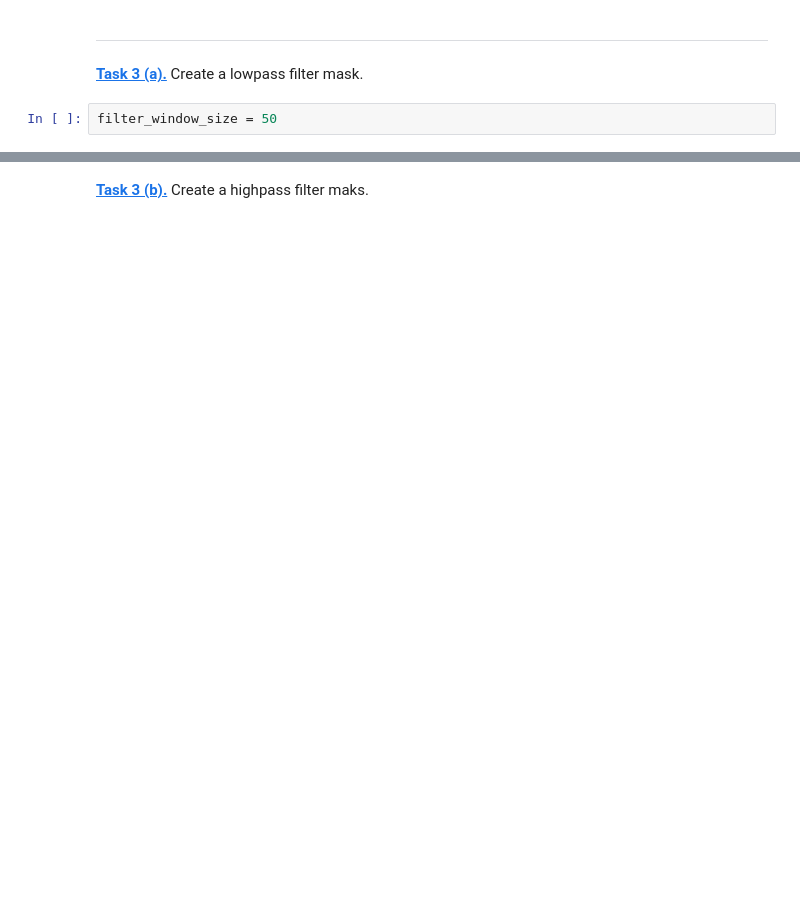
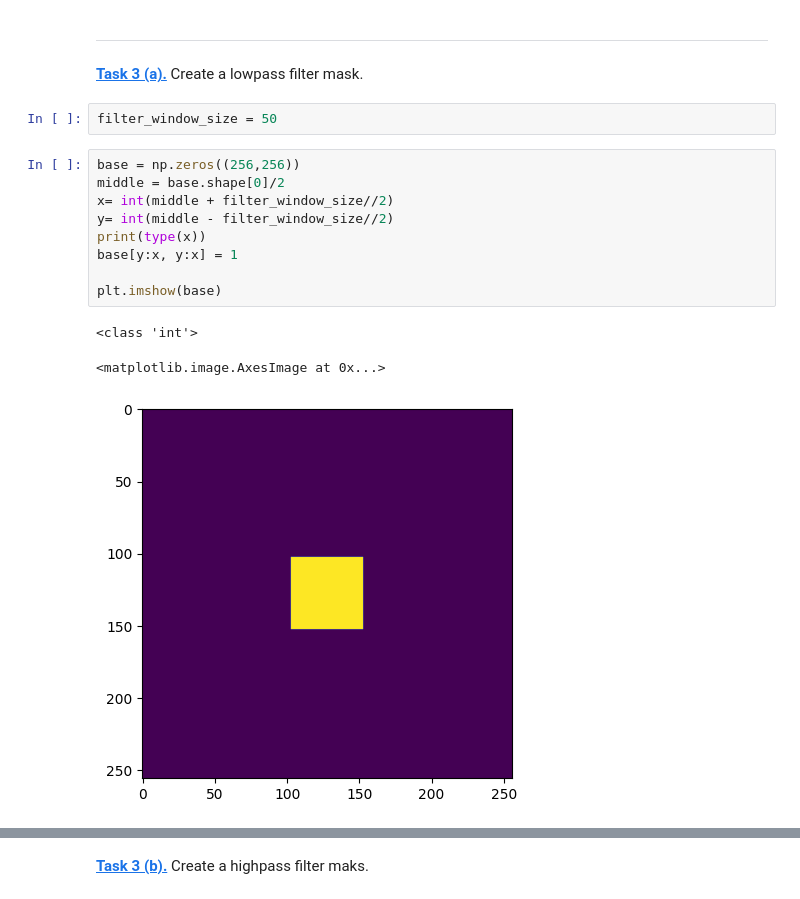
Before and after one commit to artankryeziu/mobi-fs7-python, a Jupyter notebook: fourier.ipynb, the cells around one changed output, grey strips where cells are left out. Drawn from its saved outputs; the diff is of its cells as text; blank space fills up the shorter version.

```diff
--- a/fourier.ipynb
+++ b/fourier.ipynb
@@ -126,3 +136,16 @@ plt.imshow(brain_i.real)
 **[Task 3 (a).]()** Create a lowpass filter mask.
 # %%
 filter_window_size = 50
+# %%
+base = np.zeros((256,256))
+middle = base.shape[0]/2
+x= int(middle + filter_window_size//2)
+y= int(middle - filter_window_size//2)
+print(type(x))
+base[y:x, y:x] = 1
+
+plt.imshow(base)
+# %% [output]
+<class 'int'>
+<matplotlib.image.AxesImage at 0x...>
+[figure, added]
```
Also changed, not shown: parts of 16 cells of this notebook, 1 other file.
